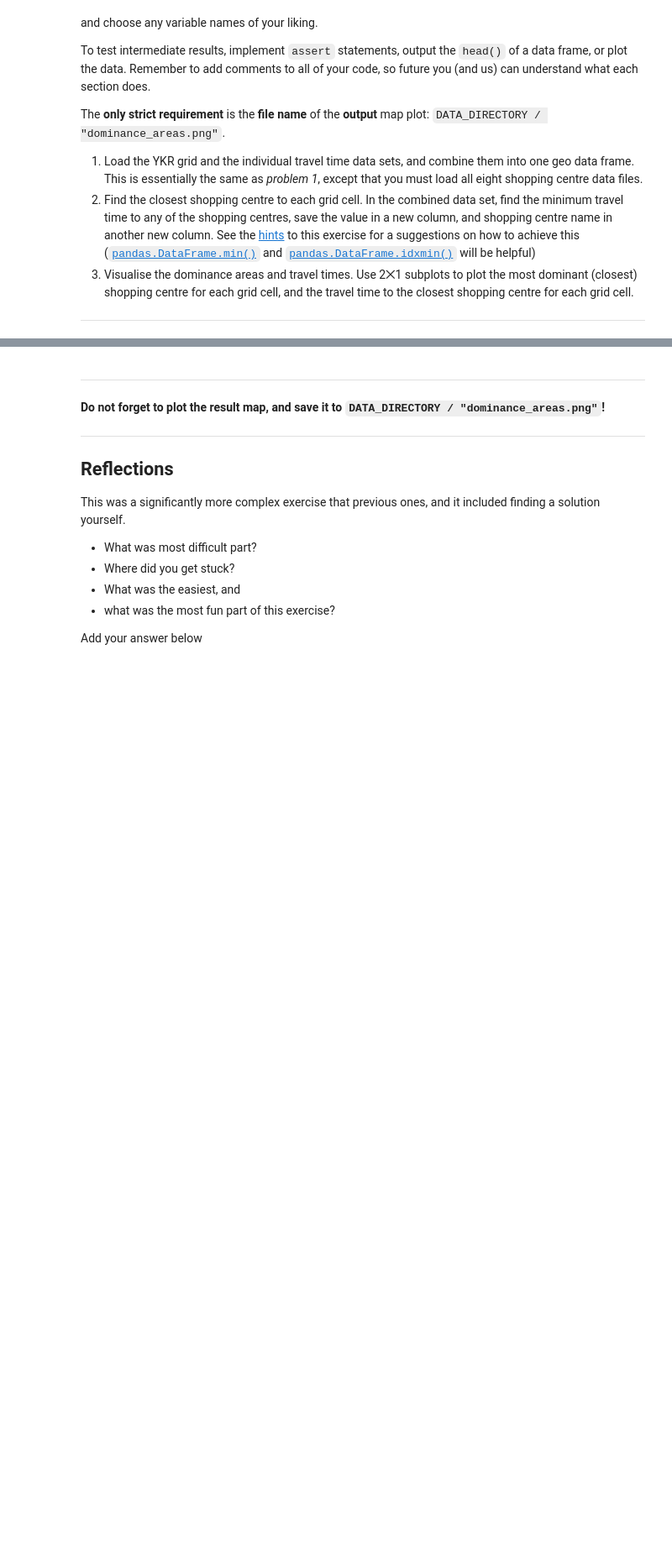
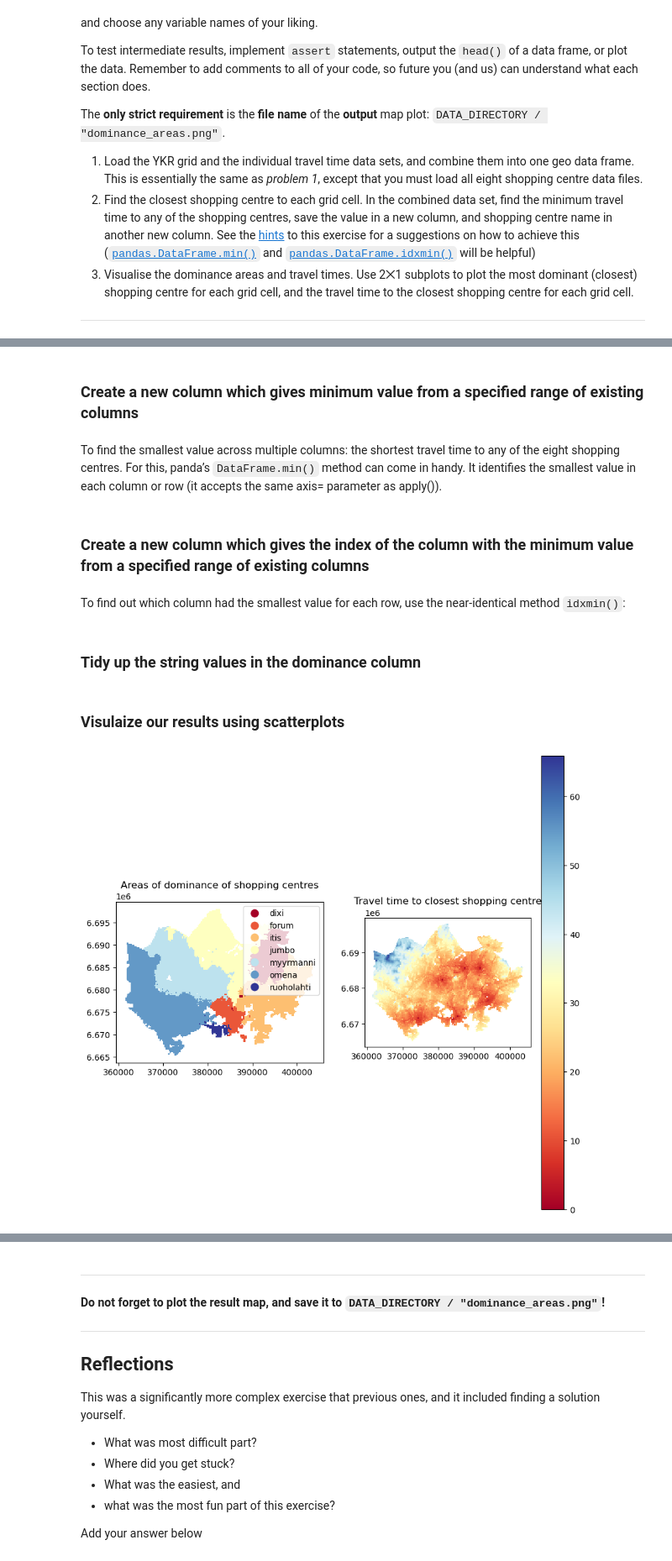
Before and after one commit to Stephen137/Automating-GIS-processes, a Jupyter notebook: exercises/exercise_04_02.ipynb, the cells around one changed output, grey strips where cells are left out. Shown at 84% size. Drawn from its saved outputs; the diff is of its cells as text; code cells hidden in the pictures; blank space fills up the shorter version.

```diff
--- a/exercises/exercise_04_02.ipynb
+++ b/exercises/exercise_04_02.ipynb
@@ -202,0 +166,2 @@ dominance.tail()
+# %%
+travel_grid.replace({-1: np.nan}, inplace=True)
@@ -202,0 +181,51 @@ dominance.tail()
+# %% [markdown]
+### Create a new column which gives minimum value from a specified range of existing columns
+# %% [markdown]
+To find the smallest value across multiple columns: the shortest travel time to any of the eight shopping centres. For this, panda’s `DataFrame.min()` method can come in handy. It identifies the smallest value in each column or row (it accepts the same axis= parameter as apply()).
+# %%
+# select which columns to compare, then call `.min()`
+travel_grid['min_travel_time'] = travel_grid[['car_r_t_jumbo', 'pt_r_t_jumbo', 'car_r_t_dixi', 'pt_r_t_dixi', 'car_r_t_myyrmanni', 'pt_r_t_myyrmanni', 'car_r_t_itis',
+       'pt_r_t_itis', 'car_r_t_forum', 'pt_r_t_forum', 'car_r_t_omena',
+       'pt_r_t_omena', 'car_r_t_ruoholahti', 'pt_r_t_ruoholahti']].min(axis=1)
+# %% [markdown]
+### Create a new column which gives the index of the column with the minimum value from a specified range of existing columns
+# %% [markdown]
+To find out which column had the smallest value for each row, use the near-identical method `idxmin()`:
+# %%
+# select which columns to compare, then call `.min()`
+travel_grid['dominance'] = travel_grid[['car_r_t_jumbo', 'pt_r_t_jumbo', 'car_r_t_dixi', 'pt_r_t_dixi', 'car_r_t_myyrmanni', 'pt_r_t_myyrmanni', 'car_r_t_itis',
+       'pt_r_t_itis', 'car_r_t_forum', 'pt_r_t_forum', 'car_r_t_omena',
+       'pt_r_t_omena', 'car_r_t_ruoholahti', 'pt_r_t_ruoholahti']].idxmin(axis=1)
+# %% [markdown]
+### Tidy up the string values in the dominance column
+# %%
+travel_grid['dominance'] = travel_grid['dominance'].str.replace('^car_r_t_', '', regex=True)
+travel_grid['dominance'] = travel_grid['dominance'].str.replace('^pt_r_t_', '', regex=True)
+travel_grid['dominance'] = travel_grid['dominance'].str.lstrip('_')
+# %% [markdown]
+### Visulaize our results using scatterplots
+# %%
+import matplotlib.pyplot as plt
+
+fig, axes = plt.subplots(nrows=1, ncols=2, figsize=(10, 10))
+
+
+ax1_1 = axes[0]
+ax1_2 = axes[1]
+
+travel_grid.plot(ax=ax1_1,column="dominance", cmap="RdYlBu", linewidth=0, legend=True)
+travel_grid.plot(ax=ax1_2,column="min_travel_time", cmap="RdYlBu", linewidth=0, legend=True)
+
+
+# Titles
+ax1_1.title.set_text('Areas of dominance of shopping centres')
+ax1_2.title.set_text('Travel time to closest shopping centre')
+
+
+# Titles
+plt.savefig(DATA_DIRECTORY/ "dominance_areas.png")
+
+
+plt.show()
+# %% [output]
+[figure, added]
```
Also changed, not shown: parts of 38 cells of this notebook.
